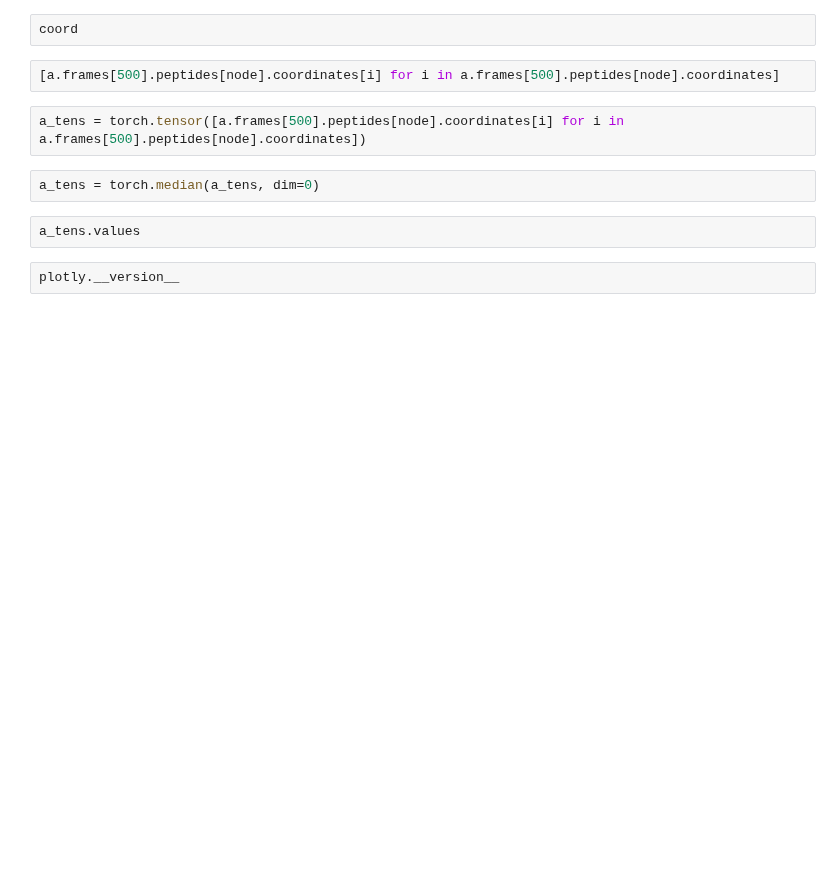
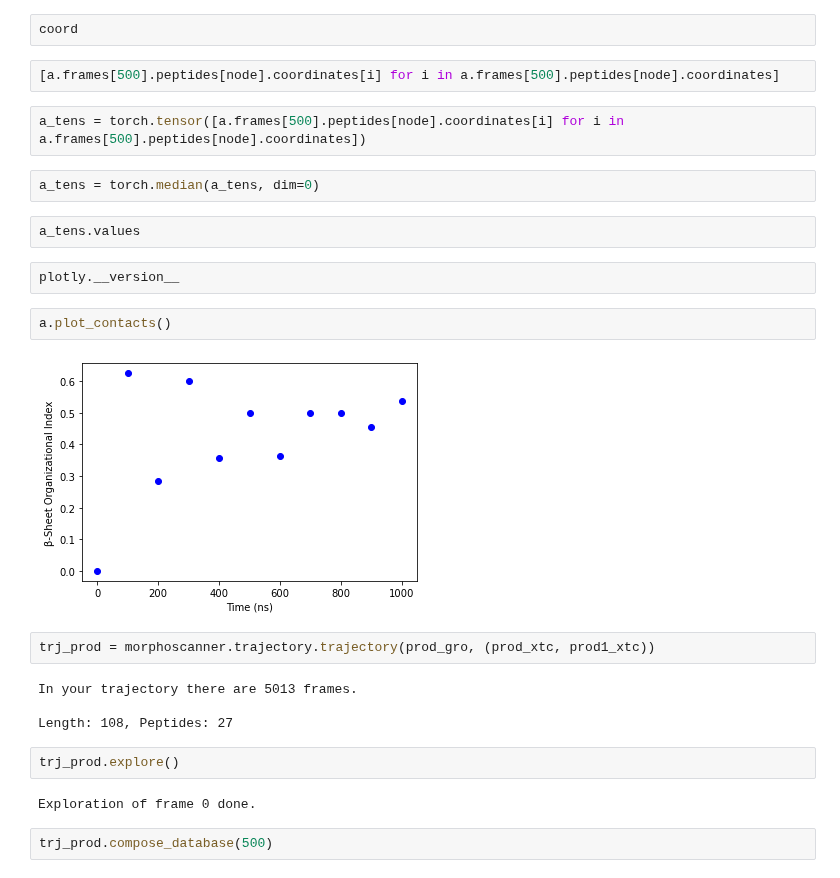
Before and after one commit to lillux/morphoscanner, a Jupyter notebook: sap_analysis.ipynb, the cells around one changed output. Cells and saved outputs as stored; diff of their text form; blank space fills up the shorter version.

```diff
--- a/sap_analysis.ipynb
+++ b/sap_analysis.ipynb
@@ -2039,3 +2121,19 @@ a_tens = torch.median(a_tens, dim=0)
 a_tens.values
 # %%
 plotly.__version__
+# %%
+a.plot_contacts()
+# %% [output]
+[figure, added]
+# %%
+trj_prod = morphoscanner.trajectory.trajectory(prod_gro, (prod_xtc, prod1_xtc))
+# %% [output]
+In your trajectory there are 5013 frames.
+
+Length: 108, Peptides: 27
+# %%
+trj_prod.explore()
+# %% [output]
+Exploration of frame 0 done.
+# %%
+trj_prod.compose_database(500)
```
Also changed, not shown: parts of 19 cells of this notebook.
